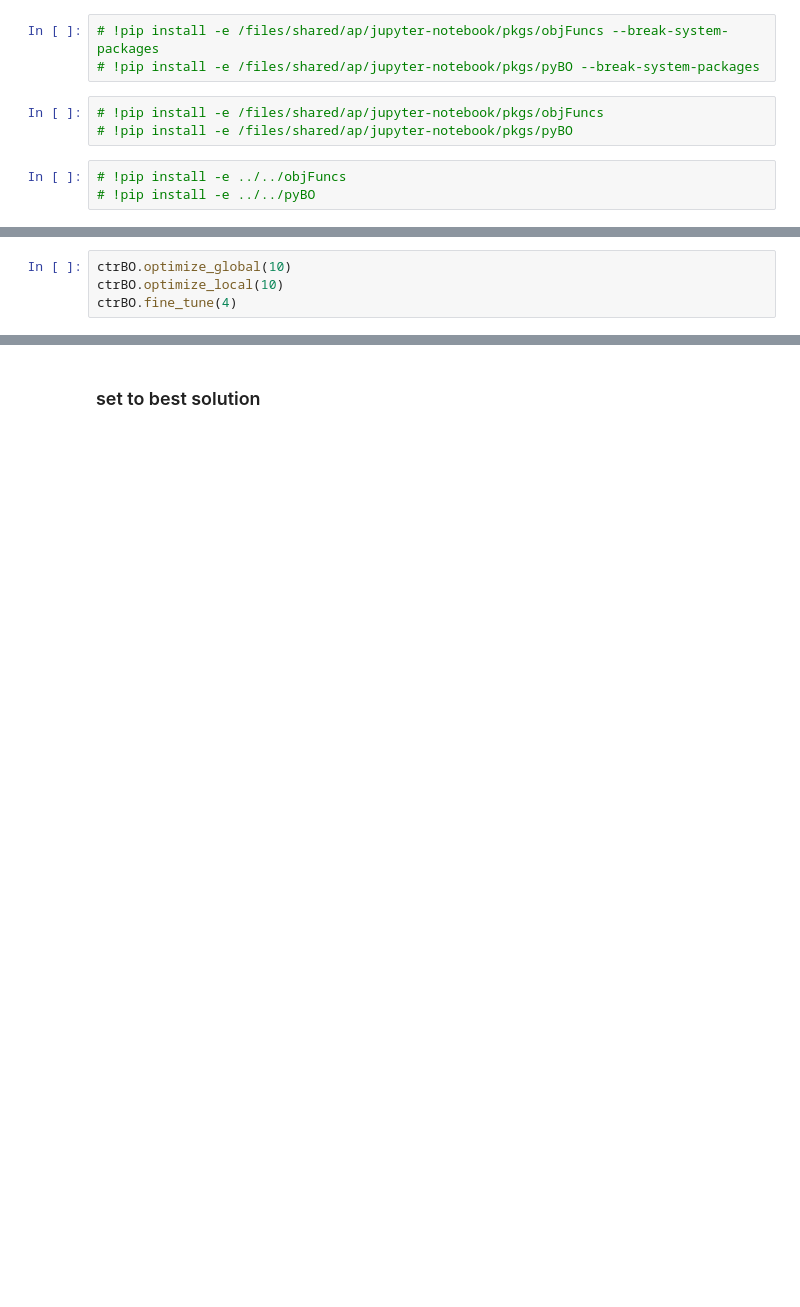
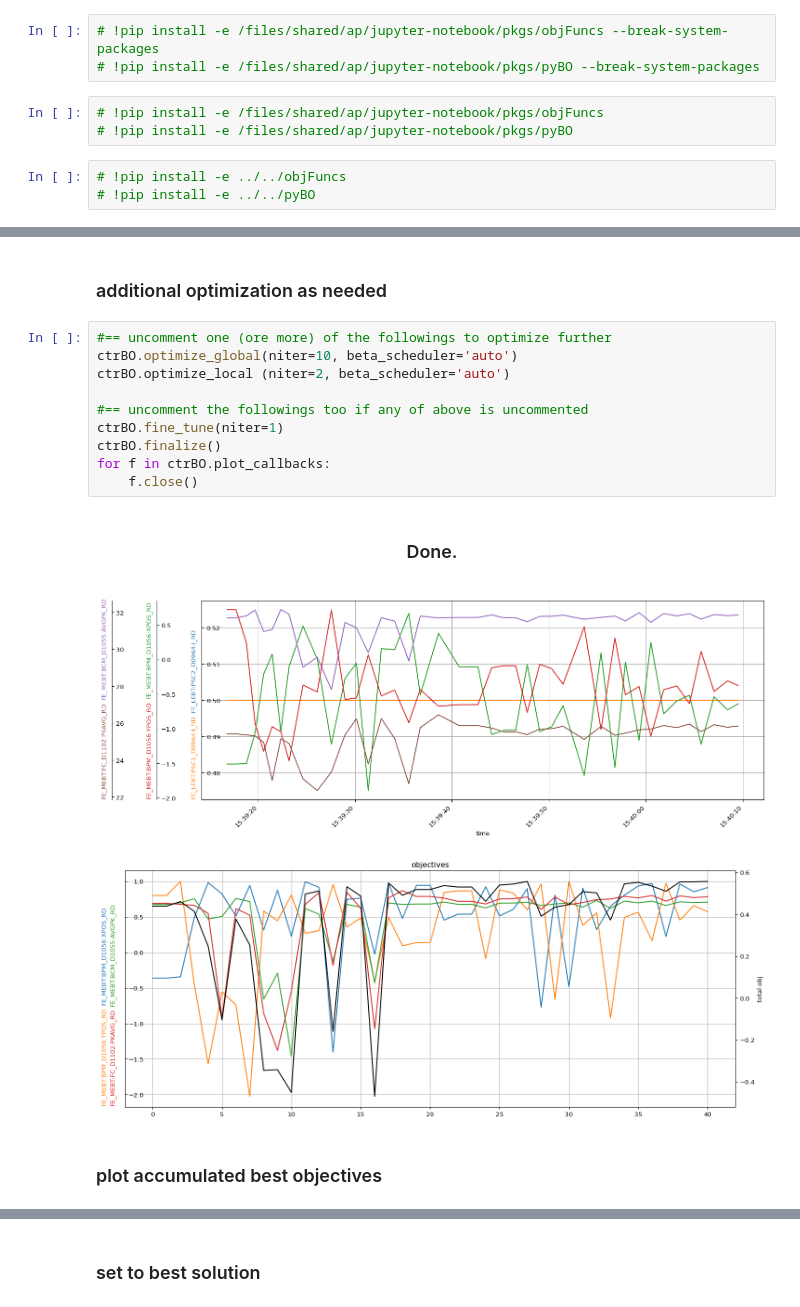
Before and after one commit to kilean20/objFuncs, a Jupyter notebook: example/[pyBO][VM]FC1108_HighLevelBO.ipynb, the cells around one changed output, grey strips where cells are left out. Drawn from its saved outputs; the diff is of its cells as text; blank space fills up the shorter version.

```diff
--- a/example/[pyBO][VM]FC1108_HighLevelBO.ipynb
+++ b/example/[pyBO][VM]FC1108_HighLevelBO.ipynb
@@ -129,7 +252,21 @@ TypeError: optimize() missing 1 required positional argument: 'budget'
-# %%
-ctrBO.optimize_global(10)
-ctrBO.optimize_local(10)
-ctrBO.fine_tune(4)
+# %% [markdown]
+### additional optimization as needed
+# %%
+#== uncomment one (ore more) of the followings to optimize further
+ctrBO.optimize_global(niter=10, beta_scheduler='auto')
+ctrBO.optimize_local (niter=2, beta_scheduler='auto')
+
+#== uncomment the followings too if any of above is uncommented
+ctrBO.fine_tune(niter=1)
+ctrBO.finalize()
+for f in ctrBO.plot_callbacks:
+    f.close()
+# %% [output]
+Done.
+[figure, added]
+[figure, added]
+# %% [markdown]
+### plot accumulated best objectives
 # %%
 fig,ax = plt.subplots(figsize=(4,2),dpi=96)
 ctrBO.bo.plot_obj_history(ax=ax, plot_best_only=True)
```
Also changed, not shown: parts of 39 cells of this notebook, 8 other files.
